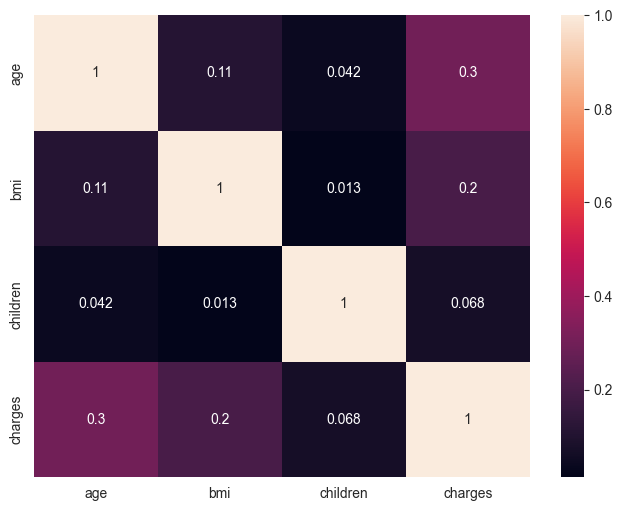
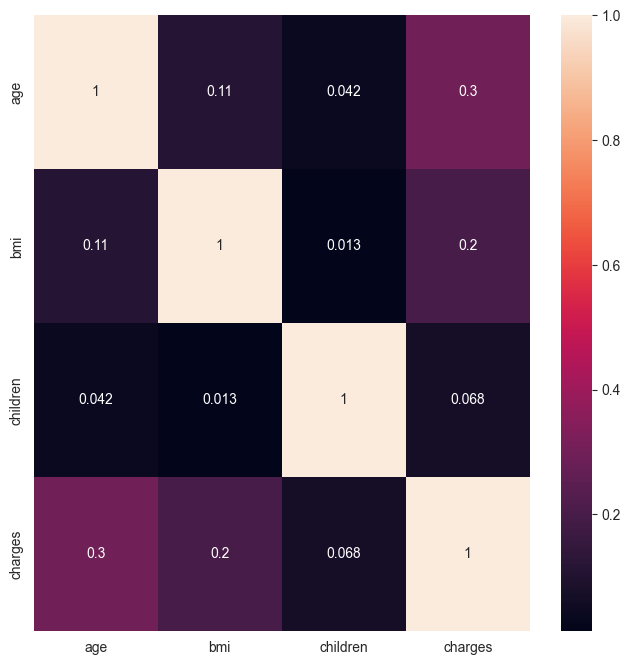
Code edit (unified diff) that turned the first committed figure into the second:
--- before
+++ after
@@ -1,2 +1,2 @@
-plt.figure(figsize = (8, 6))
+plt.figure(figsize = (8, 8))
 sns.heatmap(df.corr(numeric_only = True), annot = True)

Commit: update on Insurance project